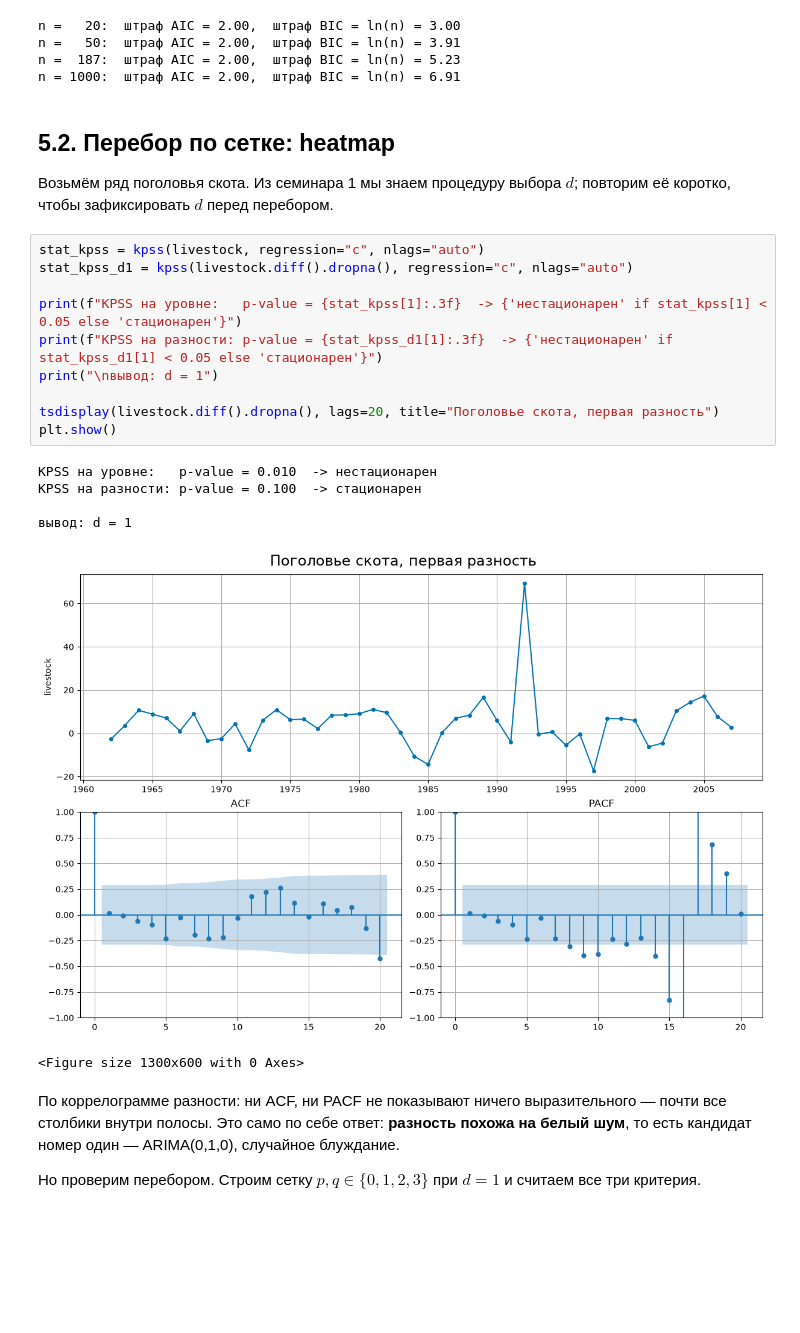
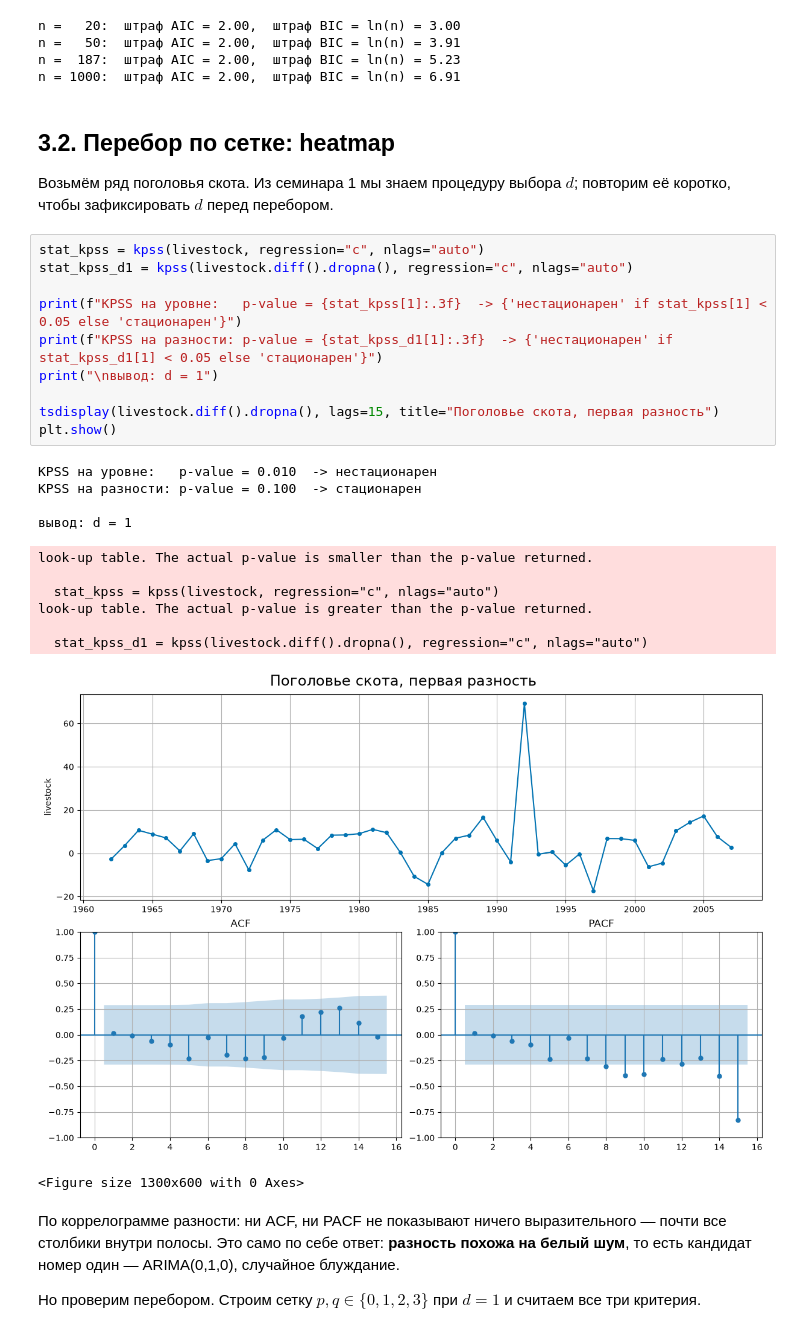
Before and after one commit to alex-hse-repository/time-series-cu-2026, a Jupyter notebook: week_4/part_2/03. Идентификация порядков- 7 шагов вместо угадывания.ipynb, the cells around one changed output. Cells and saved outputs as stored; diff of their text form; blank space fills up the shorter version.

```diff
--- a/week_4/part_2/03. Идентификация порядков- 7 шагов вместо угадывания.ipynb
+++ b/week_4/part_2/03. Идентификация порядков- 7 шагов вместо угадывания.ipynb
@@ -641,27 +370,33 @@ n =   50:  штраф AIC = 2.00,  штраф BIC = ln(n) = 3.91
 n =  187:  штраф AIC = 2.00,  штраф BIC = ln(n) = 5.23
 n = 1000:  штраф AIC = 2.00,  штраф BIC = ln(n) = 6.91
 # %% [markdown]
-## 5.2. Перебор по сетке: heatmap
+## 3.2. Перебор по сетке: heatmap
 
 Возьмём ряд поголовья скота. Из семинара 1 мы знаем процедуру выбора $d$;
 повторим её коротко, чтобы зафиксировать $d$ перед перебором.
 # %%
 stat_kpss = kpss(livestock, regression="c", nlags="auto")
 stat_kpss_d1 = kpss(livestock.diff().dropna(), regression="c", nlags="auto")
 
 print(f"KPSS на уровне:   p-value = {stat_kpss[1]:.3f}  -> {'нестационарен' if stat_kpss[1] < 0.05 else 'стационарен'}")
 print(f"KPSS на разности: p-value = {stat_kpss_d1[1]:.3f}  -> {'нестационарен' if stat_kpss_d1[1] < 0.05 else 'стационарен'}")
 print("\nвывод: d = 1")
 
-tsdisplay(livestock.diff().dropna(), lags=20, title="Поголовье скота, первая разность")
+tsdisplay(livestock.diff().dropna(), lags=15, title="Поголовье скота, первая разность")
 plt.show()
 # %% [output]
 KPSS на уровне:   p-value = 0.010  -> нестационарен
 KPSS на разности: p-value = 0.100  -> стационарен
 
 вывод: d = 1
+look-up table. The actual p-value is smaller than the p-value returned.
+
+  stat_kpss = kpss(livestock, regression="c", nlags="auto")
+look-up table. The actual p-value is greater than the p-value returned.
+
+  stat_kpss_d1 = kpss(livestock.diff().dropna(), regression="c", nlags="auto")
-[figure, old version]
+[figure, new version]
-<Figure size 1300x600 with 0 Axes>
+<Figure size 1300x600 with 0 Axes>
 # %% [markdown]
 По коррелограмме разности: ни ACF, ни PACF не показывают ничего
 выразительного — почти все столбики внутри полосы. Это само по себе ответ:
```
Also changed, not shown: parts of 40 cells of this notebook, 11 other files.
